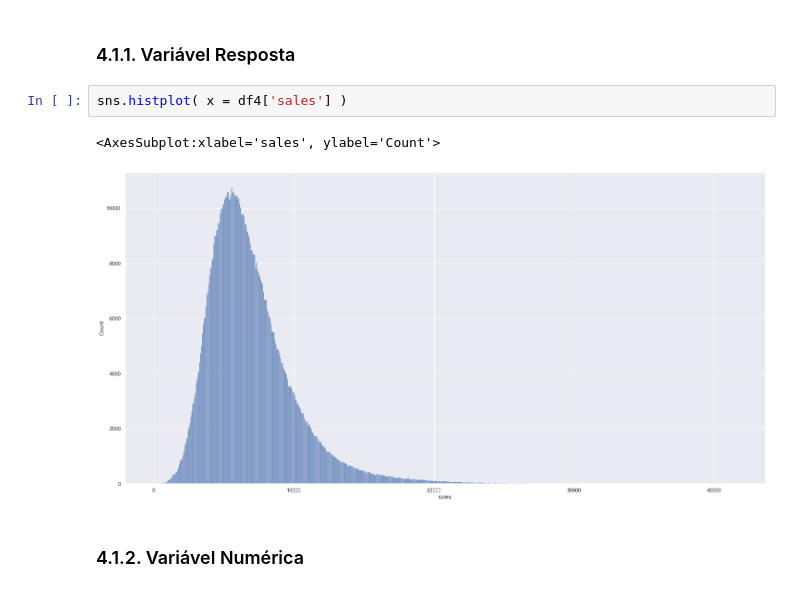
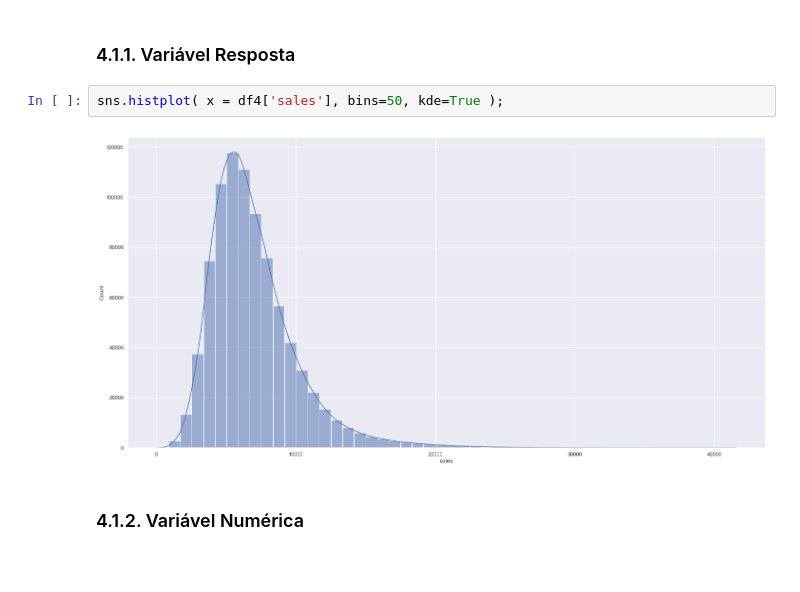
Before and after one commit to NaylsonS/rossman-store-sales, a Jupyter notebook: m02_v01_store_sales_prediction.ipynb, the cells around one changed output. Drawn from its saved outputs; the diff is of its cells as text; blank space fills up the shorter version.

```diff
--- a/m02_v01_store_sales_prediction.ipynb
+++ b/m02_v01_store_sales_prediction.ipynb
@@ -404,10 +421,9 @@ df4 = df3.copy()
 # %% [markdown]
 ### 4.1.1. Variável Resposta
 # %%
-sns.histplot( x = df4['sales'] )
+sns.histplot( x = df4['sales'], bins=50, kde=True );
 # %% [output]
-<AxesSubplot:xlabel='sales', ylabel='Count'>
-[figure, old version]
+[figure, new version]
 # %% [markdown]
 ### 4.1.2. Variável Numérica
 # %%
```
Also changed, not shown: parts of 31 cells of this notebook.
